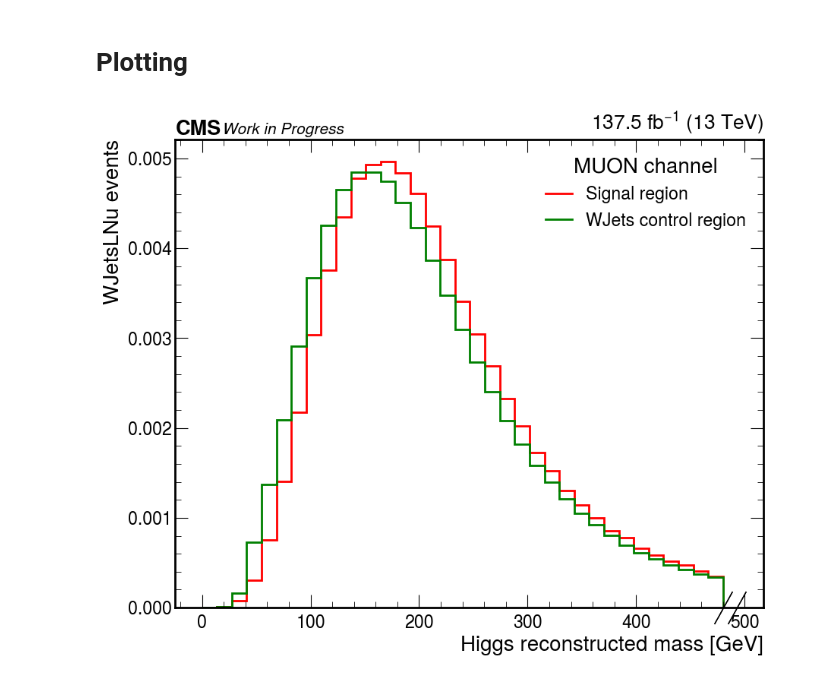
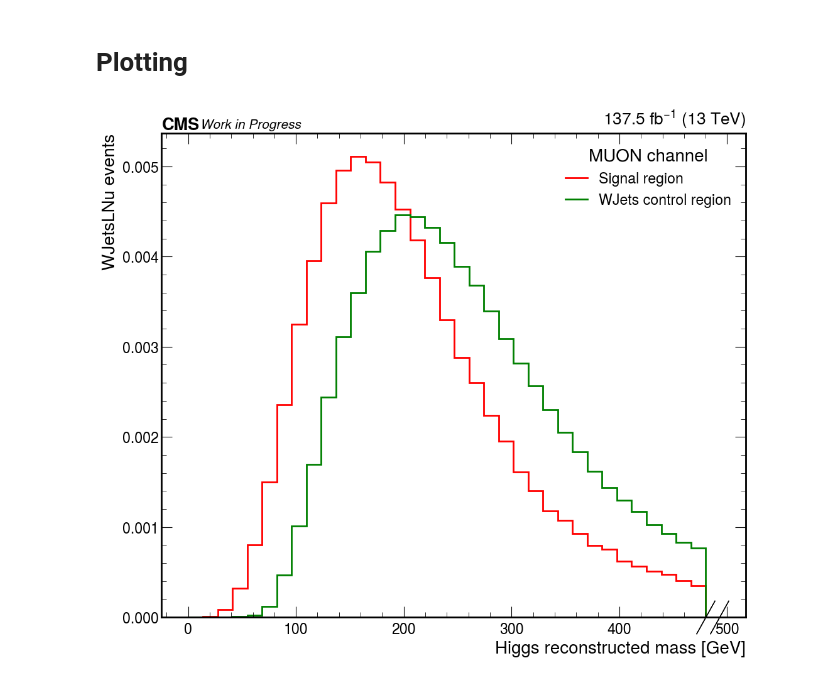
Before and after one commit to quinnanm/boostedhiggs, a Jupyter notebook: binder/hists_plots_sculpting.ipynb, the cells around one changed output. Drawn from its saved outputs; the diff is of its cells as text; code cells hidden in the pictures.

```diff
--- a/binder/hists_plots_sculpting.ipynb
+++ b/binder/hists_plots_sculpting.ipynb
@@ -156,9 +177,10 @@ channels = ["mu"]    # currently supports processing a single channel at a time
 events_dict = {}
 for ch in channels:
     for region in presel:
-        if "LepIsolationInv" in region:
+
+        if "QCD" in region or "LepIsolationInv" in region:
             samples_dir = f"../eos/Jul12QCD_"
-        elif "dR" in region:
+        elif "WJets" in region:
             samples_dir = f"../eos/Jul15_region_wjets_"
         else:
             samples_dir = f"../eos/Apr12_presel_"
@@ -193,7 +233,7 @@ save_as = {
 plt.rcParams.update({"font.size": 20})
 
 ############################## args up to you
-sample = "WJetsLNu"
+sample = "WJetsLNu"    # optios are ["HWW", "WJetsLNu", "QCD", "TTbar"]
 regions = [
 #     "LepIsolation",
 #     "LepIsolationInv",
@@ -206,6 +246,7 @@ regions = [
 ##############################
 
 var = "rec_higgs_m"
+# var = "fj_ParticleNet_mass"
 
 # make histogram
 h = hist2.Hist(
@@ -217,7 +258,24 @@ for year in years:
     for ch in channels:
 
         for region in regions:
-            df = events_dict[region][year][ch][sample]
+
+            if region == "WJets control region":
+                df = events_dict["LepIsolation"][year][ch][sample]
+
+                bjet_cut = df["n_bjets_L"]==0
+                dr_cut = df["lep_fj_dr"]>0.5
+                df = df[bjet_cut & dr_cut]
+
+            elif region == "Signal region":
+
+                df = events_dict["Signal region"][year][ch][sample]
+
+                bjet_cut = df["n_bjets_L"]!=0
+                dr_cut = df["lep_fj_dr"]<0.5
+                df = df[bjet_cut & dr_cut]
+
+            else:
+                df = events_dict[region][year][ch][sample]
 
             h.fill(
                 var=df[var],
@@ -227,38 +285,38 @@ for year in years:
 
 
 # plot histogram
-fig, ax = plt.subplots(figsize=(10, 8))
+fig, ax = plt.subplots(figsize=(12, 10))
 
 for region in regions:
     hep.histplot(
         h[{"region": region}],
         ax=ax,
         label=region,
         linewidth=2,
         density=True,
         color=color_dict[region]
     )
 
 ax.set_ylabel(f"{sample} events");
 
 luminosity = 0
 for year in years:
     lum = 0
     for ch in channels:
         with open("../fileset/luminosity.json") as f:
             lum += json.load(f)[ch][year] / 1000.0
 
     luminosity += lum / len(channels)
 
 hep.cms.lumitext("%.1f " % luminosity + r"fb$^{-1}$ (13 TeV)", ax=ax, fontsize=20)
 
 hep.cms.text("Work in Progress", ax=ax, fontsize=15)
 
 if len(channels)==1:
     ax.legend(title=f"{nice_ch[ch]} channel")
-    plt.savefig(f"/Users/fmokhtar/Desktop/hww/Sep11/rec_higgs_m_{sample}_{ch}")
+    plt.savefig(f"/Users/fmokhtar/Desktop/hww/Sep11/new_{var}_{sample}_{ch}.pdf")
 else:
     ax.legend()
-    plt.savefig(f"/Users/fmokhtar/Desktop/hww/Sep11/rec_higgs_m_{sample}")
+    plt.savefig(f"/Users/fmokhtar/Desktop/hww/Sep11/new_{var}_{sample}.pdf")
 # %% [output]
-[figure, old version]
+[figure, new version]
```
Also changed, not shown: parts of 3 cells of this notebook.
